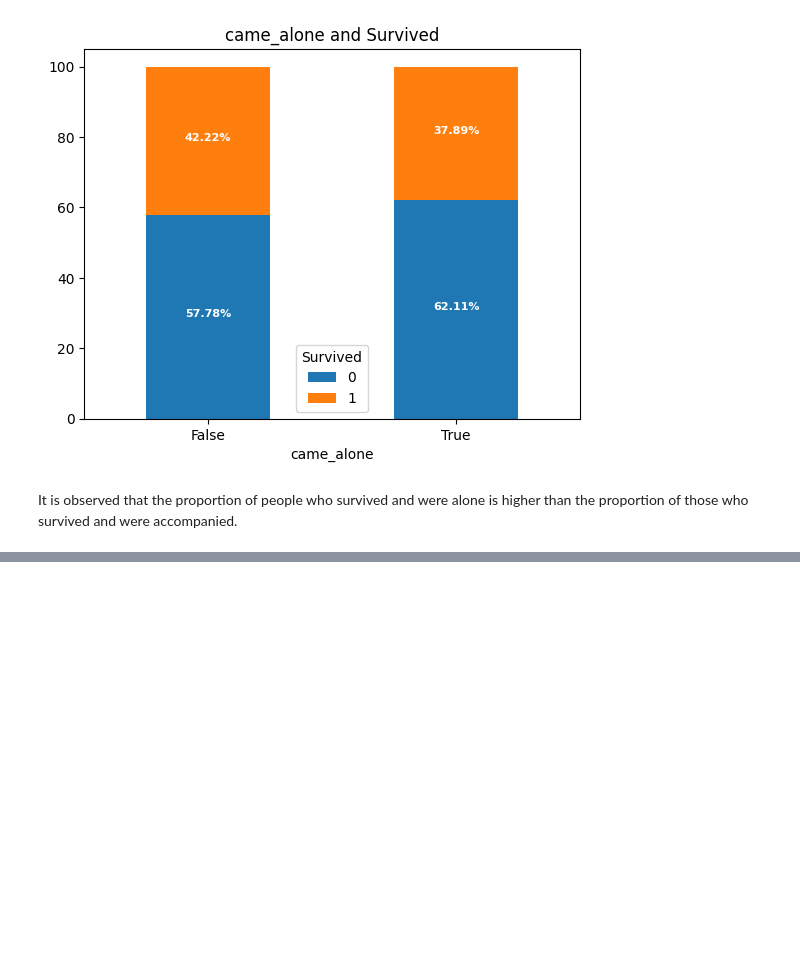
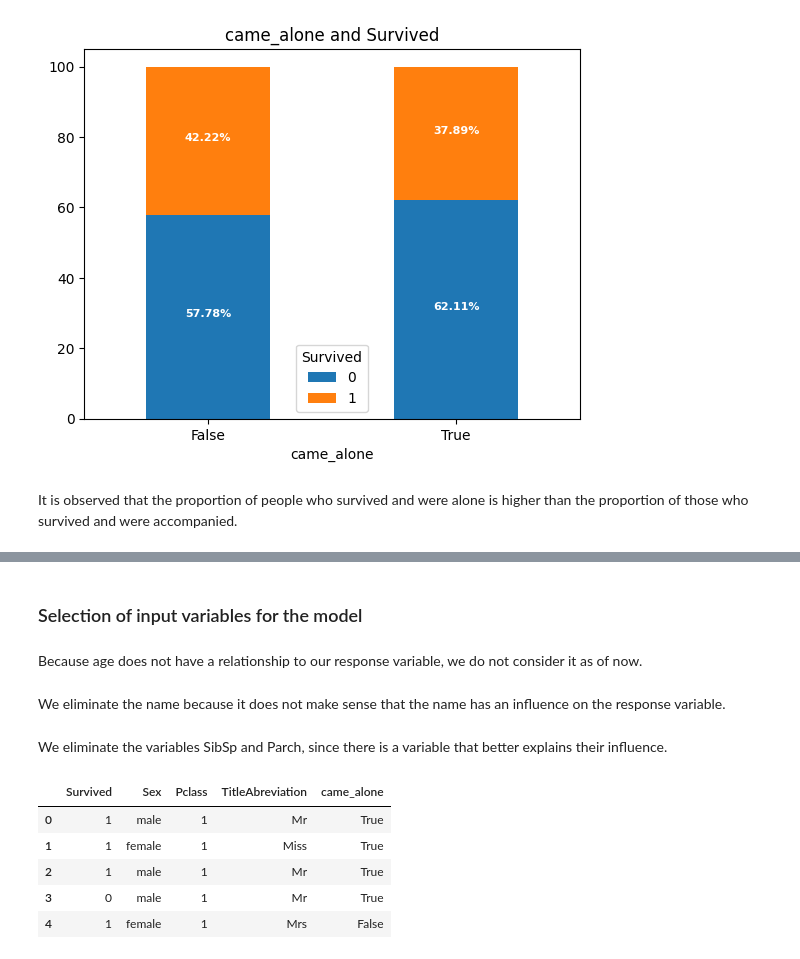
Before and after one commit to 987sebasBeller/Titanic-Survival-Prediction, a Jupyter notebook: EDA_&_prediction/data_analysis_and_prediction_fin.ipynb, the cells around one changed output, grey strips where cells are left out. Cells and saved outputs as stored; diff of their text form; code cells hidden in the pictures; blank space fills up the shorter version.

Commit message:
The columns of interest were selected for model training.

```diff
--- a/EDA_&_prediction/data_analysis_and_prediction_fin.ipynb
+++ b/EDA_&_prediction/data_analysis_and_prediction_fin.ipynb
@@ -309,3 +311,22 @@ It is observed that the proportion of people who survived and were alone is high
+# %% [markdown]
+### Selection of input variables for the model
+# %% [markdown]
+Because age does not have a relationship to our response variable, we do not consider it as of now.
+# %% [markdown]
+We eliminate the name because it does not make sense that the name has an influence on the response variable.
+# %% [markdown]
+We eliminate the variables SibSp and Parch, since there is a variable that better explains their influence.
+# %%
+df_passengers.drop(labels=["Age","Name","SibSp","Parch"],inplace=True,axis="columns")
+# %%
+df_passengers.head()
+# %% [output]
+|  | Survived | Sex | Pclass | TitleAbreviation | came_alone |
+| 0 | 1 | male | 1 | Mr | True |
+| 1 | 1 | female | 1 | Miss | True |
+| 2 | 1 | male | 1 | Mr | True |
+| 3 | 0 | male | 1 | Mr | True |
+| 4 | 1 | female | 1 | Mrs | False |
 # %% [markdown]
 # Creative Commons License
 
```
Also changed, not shown: parts of 1 cell of this notebook.
